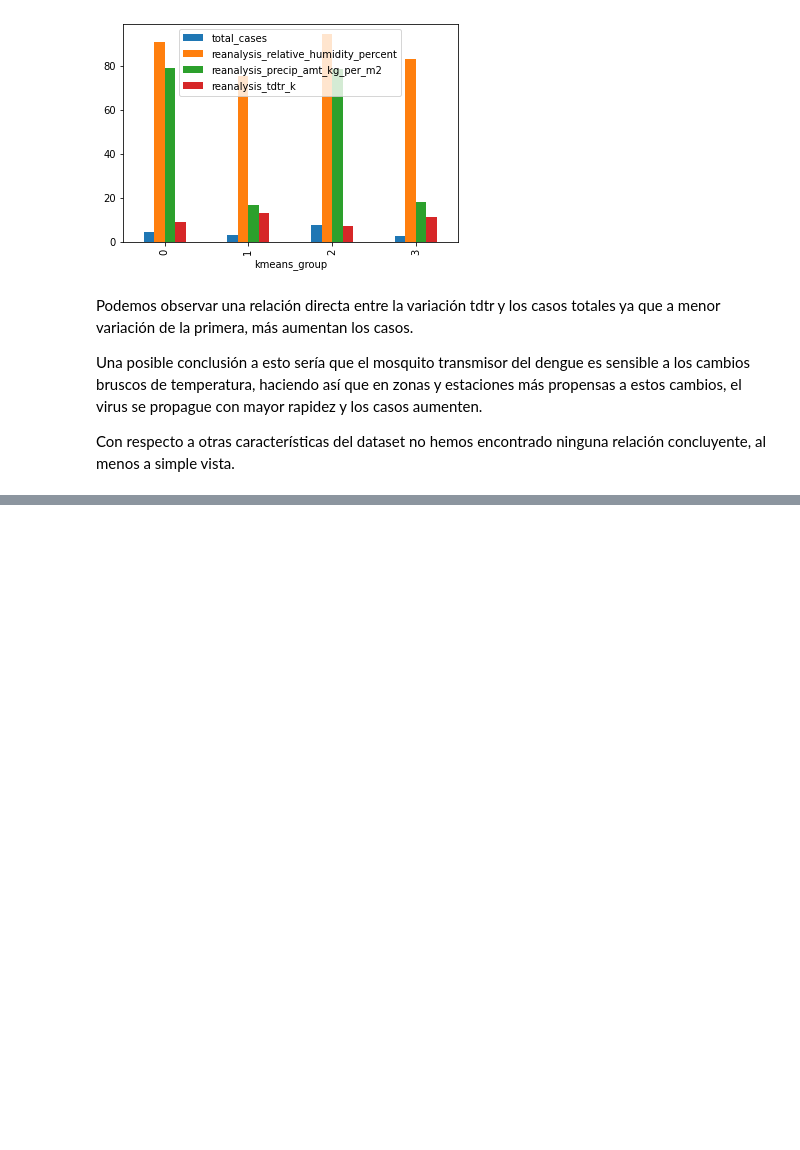
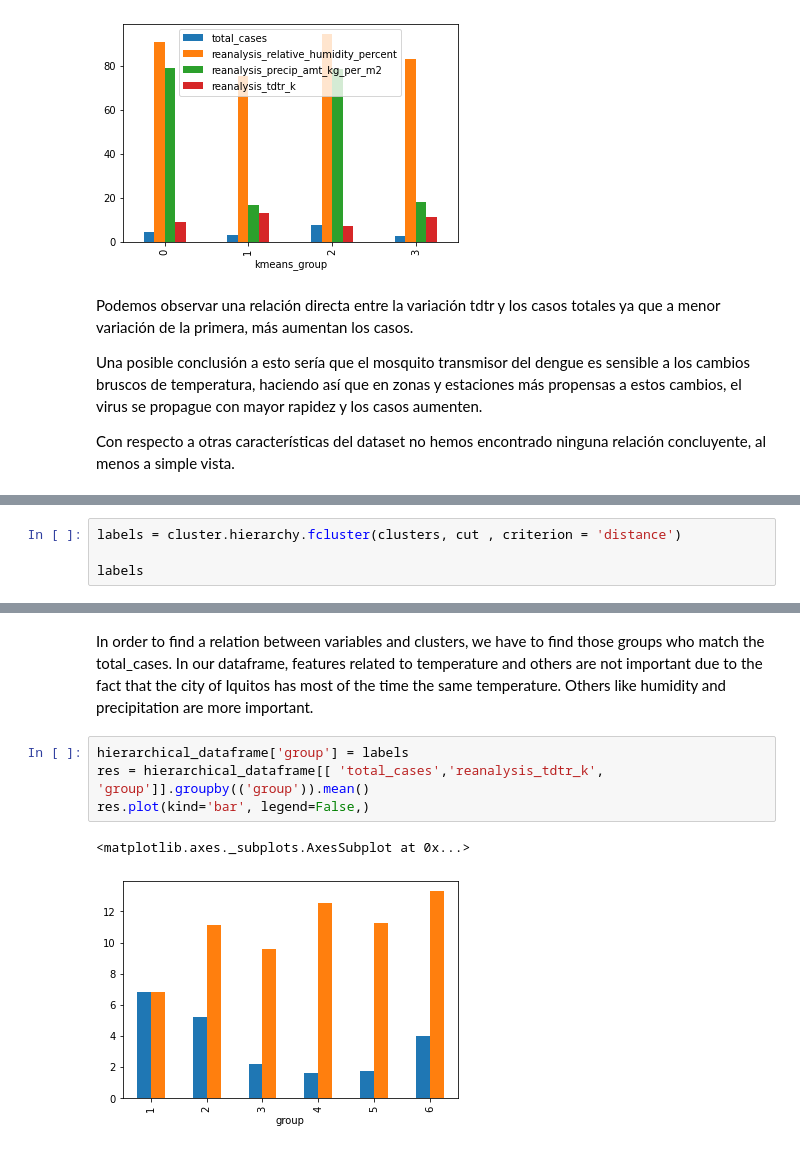
Before and after one commit to eduardez/Machine-Learning-ESI, a Jupyter notebook: ELM_Iquitos(00_03)L.ipynb, the cells around one changed output, grey strips where cells are left out. Saved outputs shown, nothing was run; the diff lists cells and outputs as text; blank space fills up the shorter version.

```diff
--- a/ELM_Iquitos(00_03)L.ipynb
+++ b/ELM_Iquitos(00_03)L.ipynb
@@ -855,0 +911,4 @@ Con respecto a otras características del dataset no hemos encontrado ninguna re
+# %%
+labels = cluster.hierarchy.fcluster(clusters, cut , criterion = 'distance')
+
+labels
@@ -855,0 +938,10 @@ Con respecto a otras características del dataset no hemos encontrado ninguna re
+# %% [markdown]
+In order to find a relation between variables and clusters, we have to find those groups who match the total_cases. In our dataframe, features related to temperature and others are not important due to the fact that the city of Iquitos has most of the time the same temperature.
+Others like humidity and precipitation are more important.
+# %%
+hierarchical_dataframe['group'] = labels
+res = hierarchical_dataframe[[ 'total_cases','reanalysis_tdtr_k', 'group']].groupby(('group')).mean()
+res.plot(kind='bar', legend=False,)
+# %% [output]
+<matplotlib.axes._subplots.AxesSubplot at 0x...>
+[figure, added]
```
Also changed, not shown: parts of 17 cells of this notebook.
